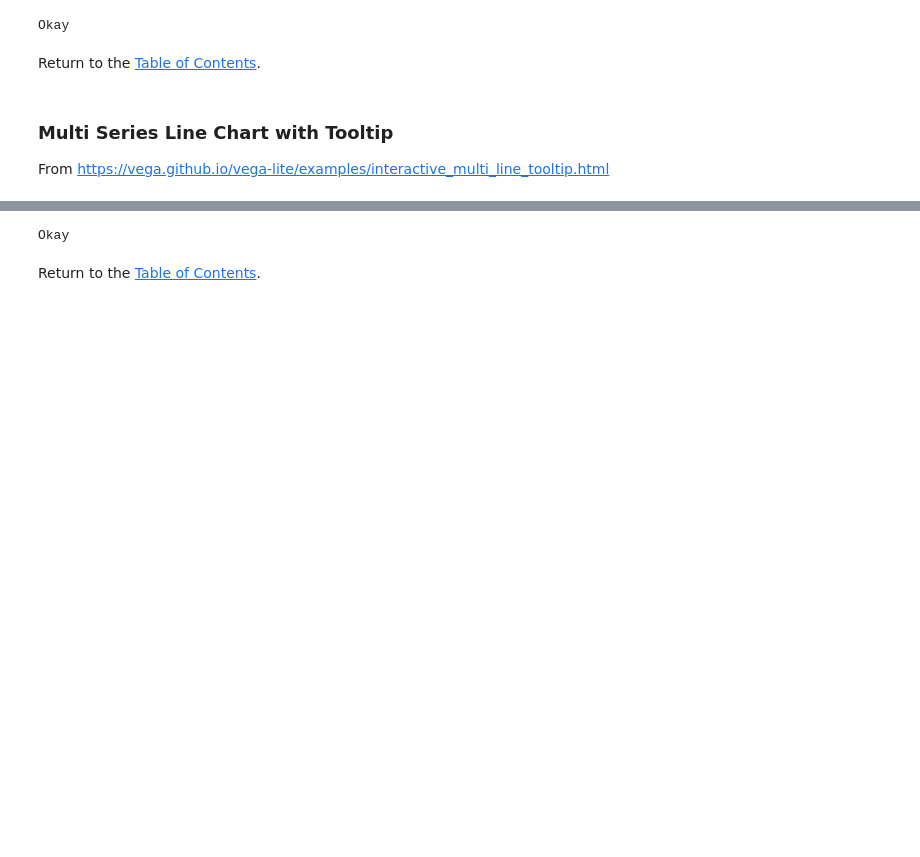
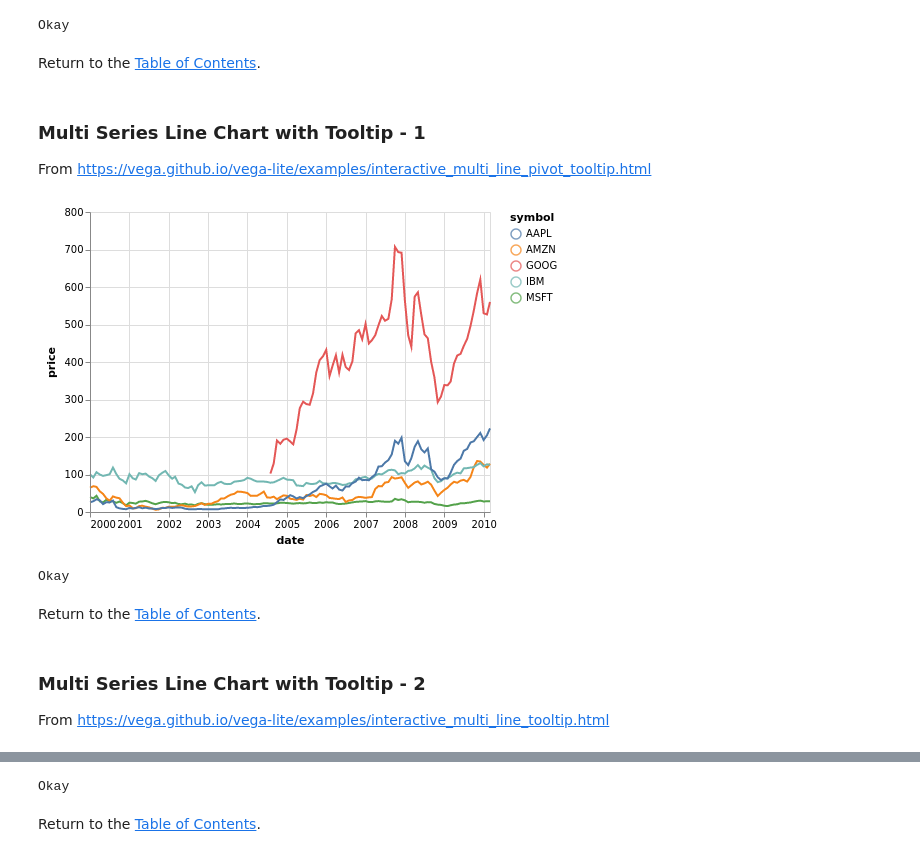
Before and after one commit to DougBurke/hvega, a Jupyter notebook: notebooks/VegaLiteGallery-Interactive.ipynb, the cells around one changed output, grey strips where cells are left out. Saved outputs shown, nothing was run; the diff lists cells and outputs as text; code cells hidden in the pictures; blank space fills up the shorter version.

```diff
--- a/notebooks/VegaLiteGallery-Interactive.ipynb
+++ b/notebooks/VegaLiteGallery-Interactive.ipynb
@@ -893,3 +948,7 @@ validate interactiveMultiLineLabelSpec interactiveMultiLineLabel
 Okay
 # %% [markdown]
 Return to the [Table of Contents](#Table-of-Contents).
+# %% [markdown]
+### Multi Series Line Chart with Tooltip - 1
+
+From https://vega.github.io/vega-lite/examples/interactive_multi_line_pivot_tooltip.html
@@ -896,5 +1004,60 @@ Return to the [Table of Contents](#Table-of-Contents).
+# %%
+interactiveMultiLinePivotTooltip =
+    let dataPlot = [ encoding
+                     . color [MName "symbol", MmType Nominal]
+                     . position Y [PName "price", PmType Quantitative]
+                     $ []
+                   , layer [ asSpec [mark Line []]
+                           , asSpec [ mark Point []
+                                    , transform
+                                      (filter (FSelection "hover") [])
+                                    ]
+                           ]
+                   ]
+
+        ttips = map (\n -> [TName n, TmType Quantitative])
+                    ["AAPL", "AMZN", "GOOG", "IBM", "MSFT"]
+
+        selOpts = [ Fields ["date"]
+                  , Nearest True
+                  , On "mouseover"
+                  , Empty
+                  , Clear "mouseout"
+                  ]
+
+        labelPlot = [ transform
+                      (pivot "symbol" "price" [PiGroupBy ["date"]] [])
+                    , mark Rule []
+                    , encoding
+                      . opacity [ MSelectionCondition
+                                  (SelectionName "hover")
+                                  [MNumber 0.3]
+                                  [MNumber 0]
+                                ]
+                      . tooltips ttips
+                      $ []
+                    , selection (select "hover" Single selOpts [])
+                    ]
+
+    in toVegaLite [ dataFromUrl "data/stocks.csv" []
+                  , width 400
+                  , height 300
+                  , encoding
+                    (position X [PName "date", PmType Temporal] [])
+                  , layer (map asSpec [dataPlot, labelPlot])
+                  ]
+
+vlShow interactiveMultiLinePivotTooltip
+# %% [output]
+[figure, added]
+# %%
+validate interactiveMultiLinePivotTooltipSpec interactiveMultiLinePivotTooltip
+# %% [output]
+Okay
+# %% [markdown]
+Return to the [Table of Contents](#Table-of-Contents).
 # %% [markdown]
-### Multi Series Line Chart with Tooltip
+### Multi Series Line Chart with Tooltip - 2
 
 From https://vega.github.io/vega-lite/examples/interactive_multi_line_tooltip.html
 # %%
```
Also changed, not shown: parts of 68 cells of this notebook, 14 other files.
